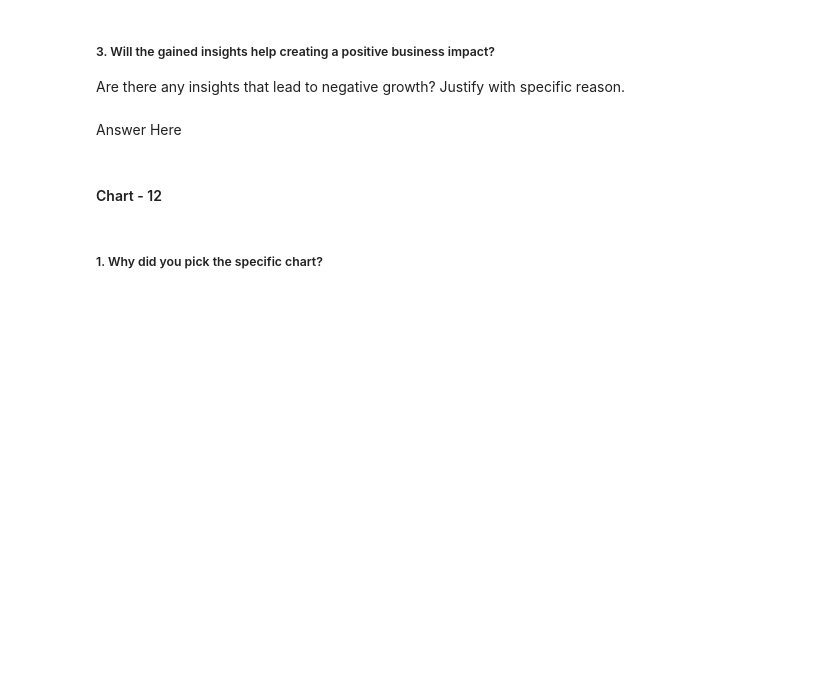
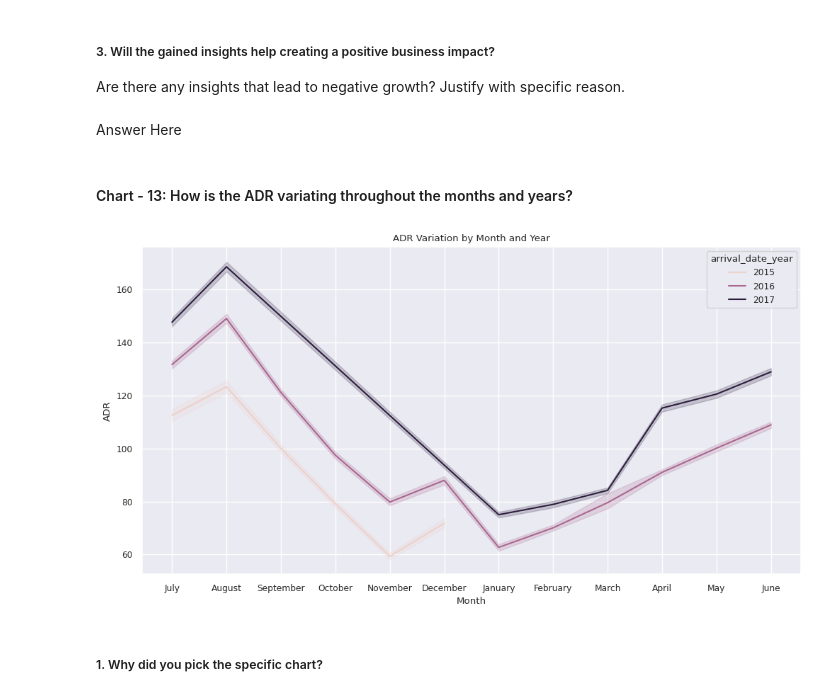
Before and after one commit to DevanshA2511/Hotel-Booking-Analysis-EDA, a Jupyter notebook: Hotel_Booking_Analysis_EDA_.ipynb, the cells around one changed output. Drawn from its saved outputs; the diff is of its cells as text; code cells hidden in the pictures; blank space fills up the shorter version.

```diff
--- a/Hotel_Booking_Analysis_EDA_.ipynb
+++ b/Hotel_Booking_Analysis_EDA_.ipynb
@@ -787,5 +912,3 @@ Answer Here
 Are there any insights that lead to negative growth? Justify with specific reason.
 # %% [markdown]
 Answer Here
-# %% [markdown]
-#### Chart - 12
@@ -794,3 +915,15 @@ Answer Here
+# %% [markdown]
+#### Chart - 13: How is the ADR variating throughout the months and years?
+# %%
+# Chart - 12 visualization code
+plt.figure(figsize=(12,6))
+sns.lineplot(data=hotel_bookings_df, x='arrival_date_month', y='adr', hue='arrival_date_year')
+plt.xlabel('Month')
+plt.ylabel('ADR')
+plt.title('ADR Variation by Month and Year')
+plt.show()
+# %% [output]
+[figure, added]
 # %% [markdown]
 ##### 1. Why did you pick the specific chart?
 # %% [markdown]
```
Also changed, not shown: parts of 102 cells of this notebook.
